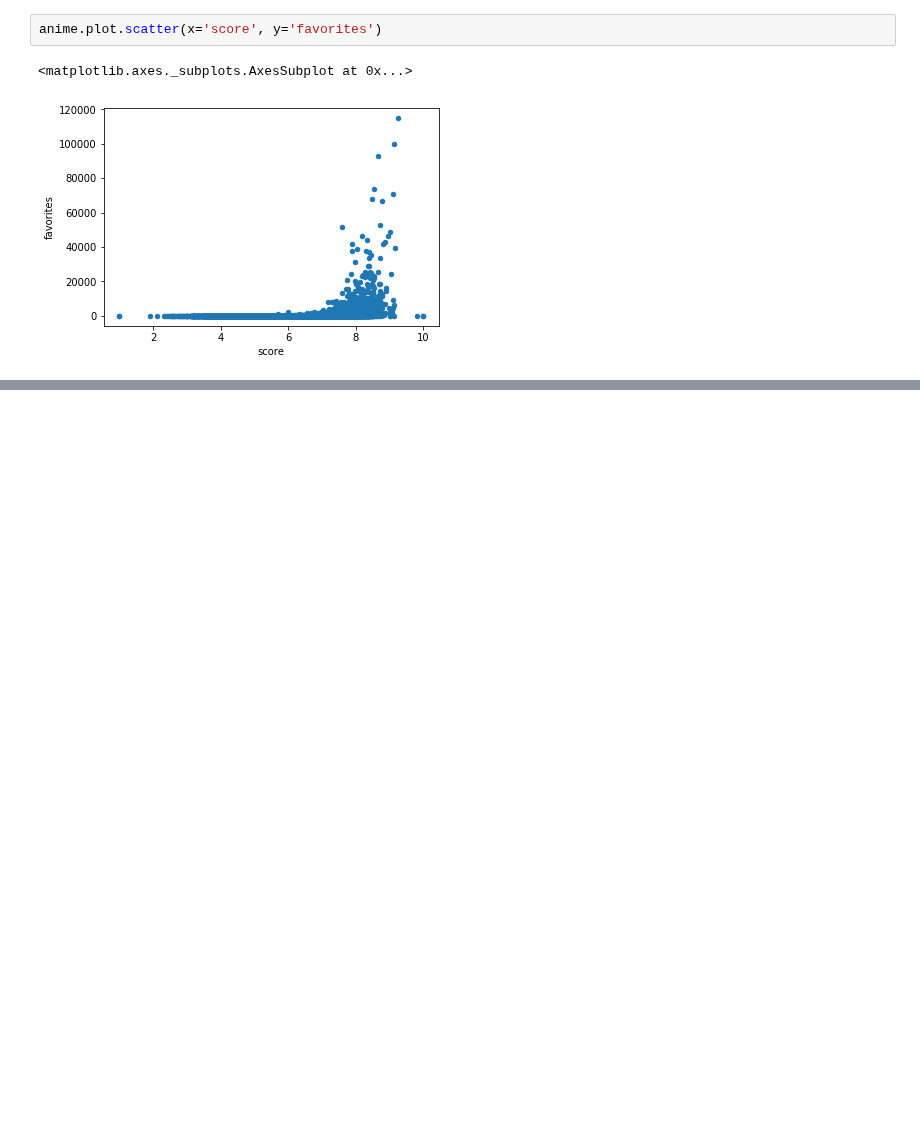
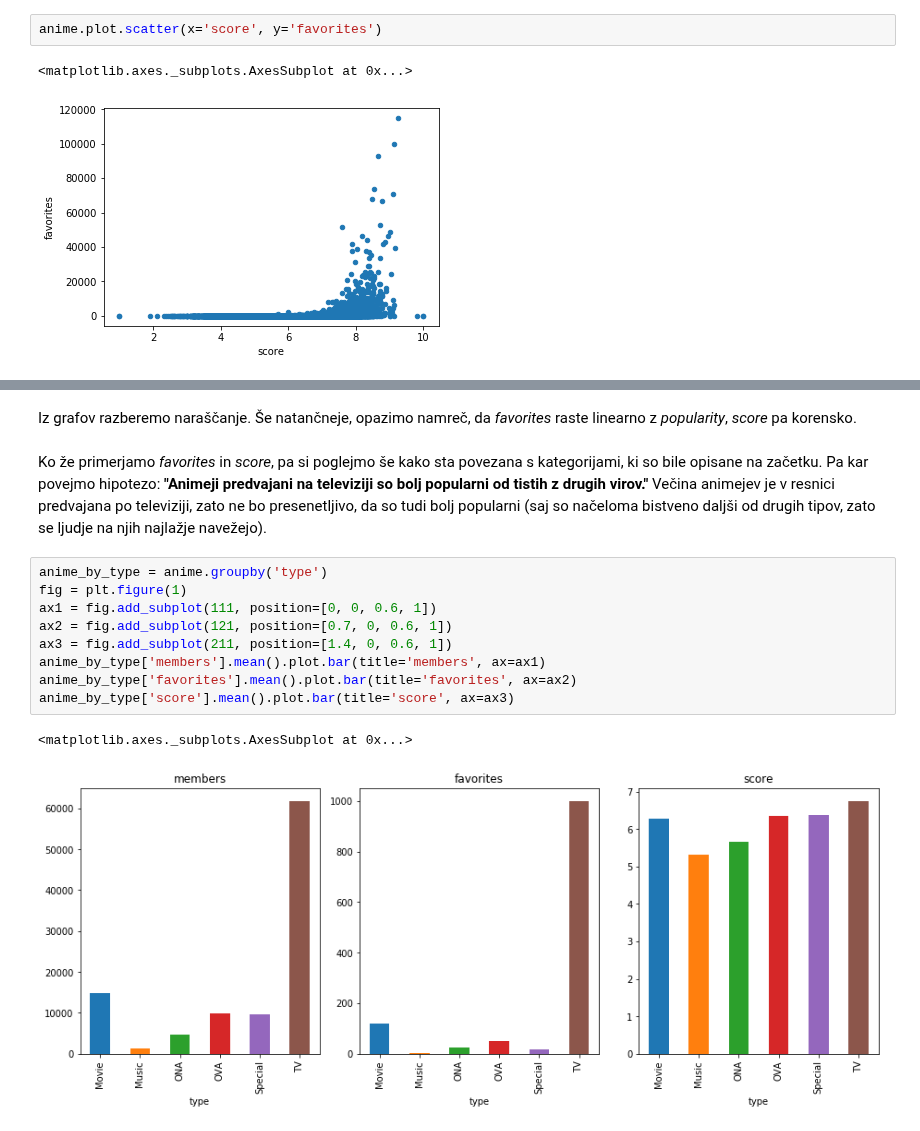
Before and after one commit to DanielVitas/projektna-naloga-programiranje-1, a Jupyter notebook: animenotebook.ipynb, the cells around one changed output, grey strips where cells are left out. Saved outputs shown, nothing was run; the diff lists cells and outputs as text; blank space fills up the shorter version.

```diff
--- a/animenotebook.ipynb
+++ b/animenotebook.ipynb
@@ -79,0 +126,16 @@ A kot vidite to ni čisto res. Sam sem "favoritiziral" več animejev, ki sem jih
+# %% [markdown]
+Iz grafov razberemo naraščanje. Še natančneje, opazimo namreč, da *favorites* raste linearno z *popularity*, *score* pa korensko.
+# %% [markdown]
+Ko že primerjamo *favorites* in *score*, pa si poglejmo še kako sta povezana s kategorijami, ki so bile opisane na začetku. Pa kar povejmo hipotezo: **"Animeji predvajani na televiziji so bolj popularni od tistih z drugih virov."** Večina animejev je v resnici predvajana po televiziji, zato ne bo presenetljivo, da so tudi bolj popularni (saj so načeloma bistveno daljši od drugih tipov, zato se ljudje na njih najlažje navežejo).
+# %%
+anime_by_type = anime.groupby('type')
+fig = plt.figure(1)
+ax1 = fig.add_subplot(111, position=[0, 0, 0.6, 1])
+ax2 = fig.add_subplot(121, position=[0.7, 0, 0.6, 1])
+ax3 = fig.add_subplot(211, position=[1.4, 0, 0.6, 1])
+anime_by_type['members'].mean().plot.bar(title='members', ax=ax1)
+anime_by_type['favorites'].mean().plot.bar(title='favorites', ax=ax2)
+anime_by_type['score'].mean().plot.bar(title='score', ax=ax3)
+# %% [output]
+<matplotlib.axes._subplots.AxesSubplot at 0x...>
+[figure, added]
```
Also changed, not shown: parts of 41 cells of this notebook.
